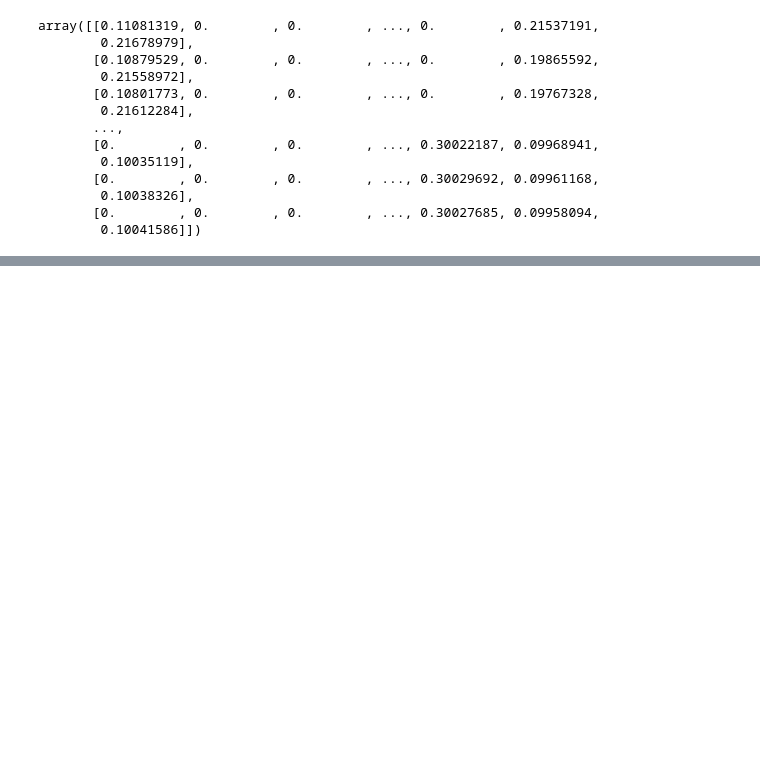
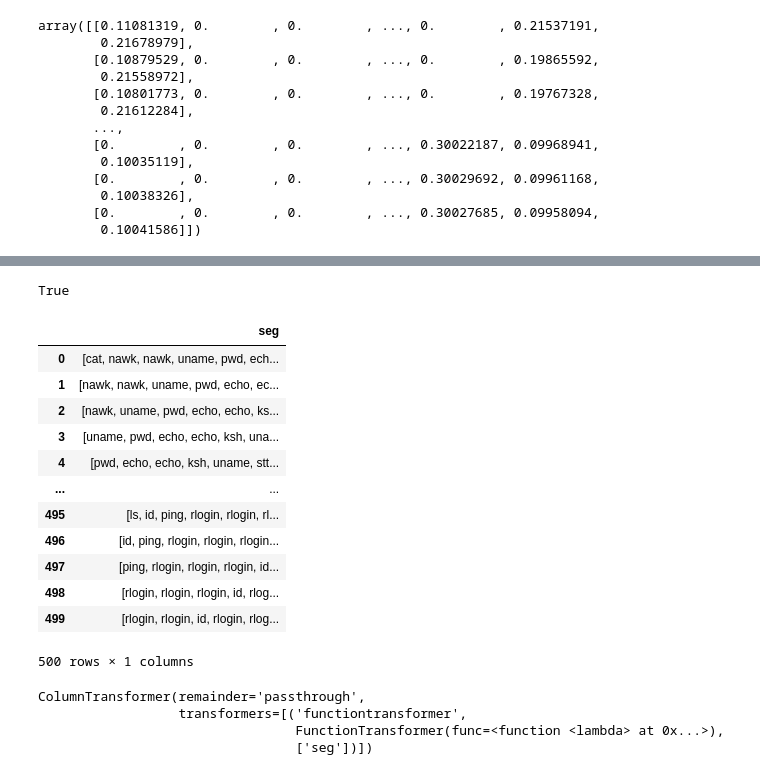
Before and after one commit to tommarz/mdca_challenge, a Jupyter notebook: predict_users.ipynb, the cells around one changed output, grey strips where cells are left out. Cells and saved outputs as stored; diff of their text form; code cells hidden in the pictures; blank space fills up the shorter version.

```diff
--- a/predict_users.ipynb
+++ b/predict_users.ipynb
@@ -187,0 +244,4 @@ with open(f'{clf_name}.dill', 'wb') as f:
+# %%
+train_df.to_numpy().flatten().tolist() == pd.DataFrame(train_df.to_numpy().flatten())[0].values.tolist()
+# %% [output]
+True
@@ -187,0 +254,25 @@ with open(f'{clf_name}.dill', 'wb') as f:
+# %%
+X_train = pd.DataFrame(train_df.to_numpy().flatten(), columns=['seg'])
+X_train
+# %% [output]
+|  | seg |
+| 0 | [cat, nawk, nawk, uname, pwd, ech... |
+| 1 | [nawk, nawk, uname, pwd, echo, ec... |
+| 2 | [nawk, uname, pwd, echo, echo, ks... |
+| 3 | [uname, pwd, echo, echo, ksh, una... |
+| 4 | [pwd, echo, echo, ksh, uname, stt... |
+| ... | ... |
+| 495 | [ls, id, ping, rlogin, rlogin, rl... |
+| 496 | [id, ping, rlogin, rlogin, rlogin... |
+| 497 | [ping, rlogin, rlogin, rlogin, id... |
+| 498 | [rlogin, rlogin, rlogin, id, rlog... |
+| 499 | [rlogin, rlogin, id, rlogin, rlog... |
+500 rows × 1 columns
+# %%
+ct = make_column_transformer((mode_transformer, ['seg']), remainder='passthrough')
+ct
+# %% [output]
+ColumnTransformer(remainder='passthrough',
+                  transformers=[('functiontransformer',
+                                 FunctionTransformer(func=<function <lambda> at 0x...>),
+                                 ['seg'])])
```
Also changed, not shown: parts of 15 cells of this notebook, 4 other files.
